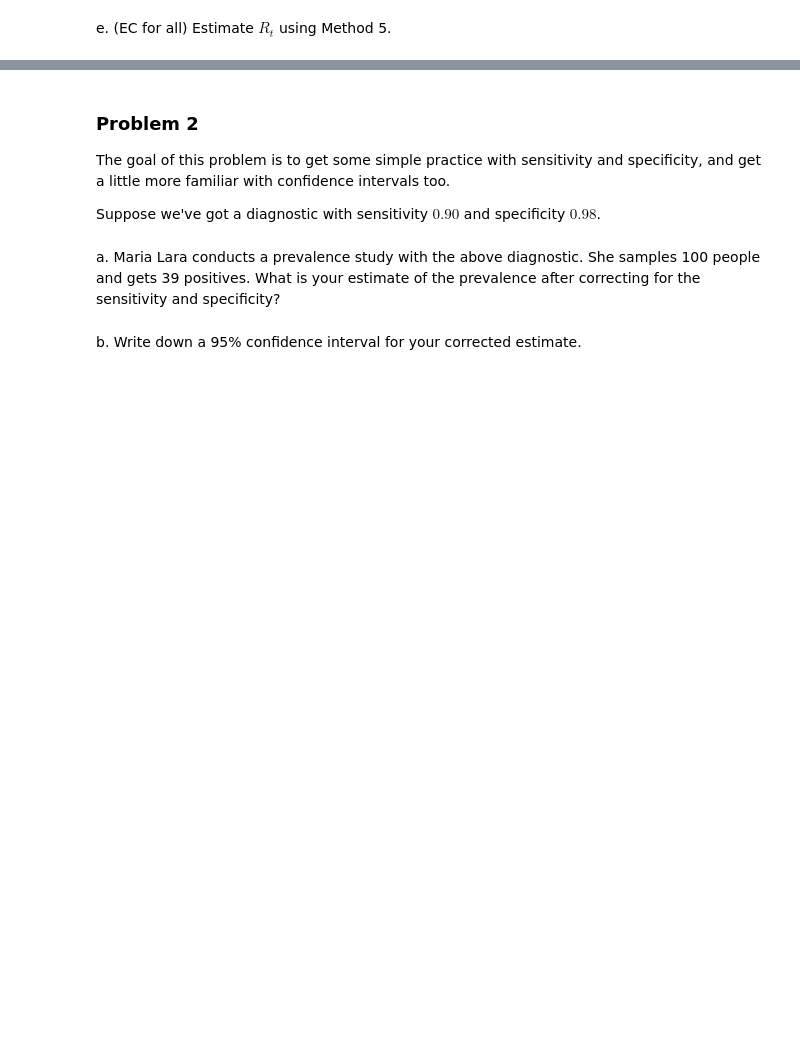
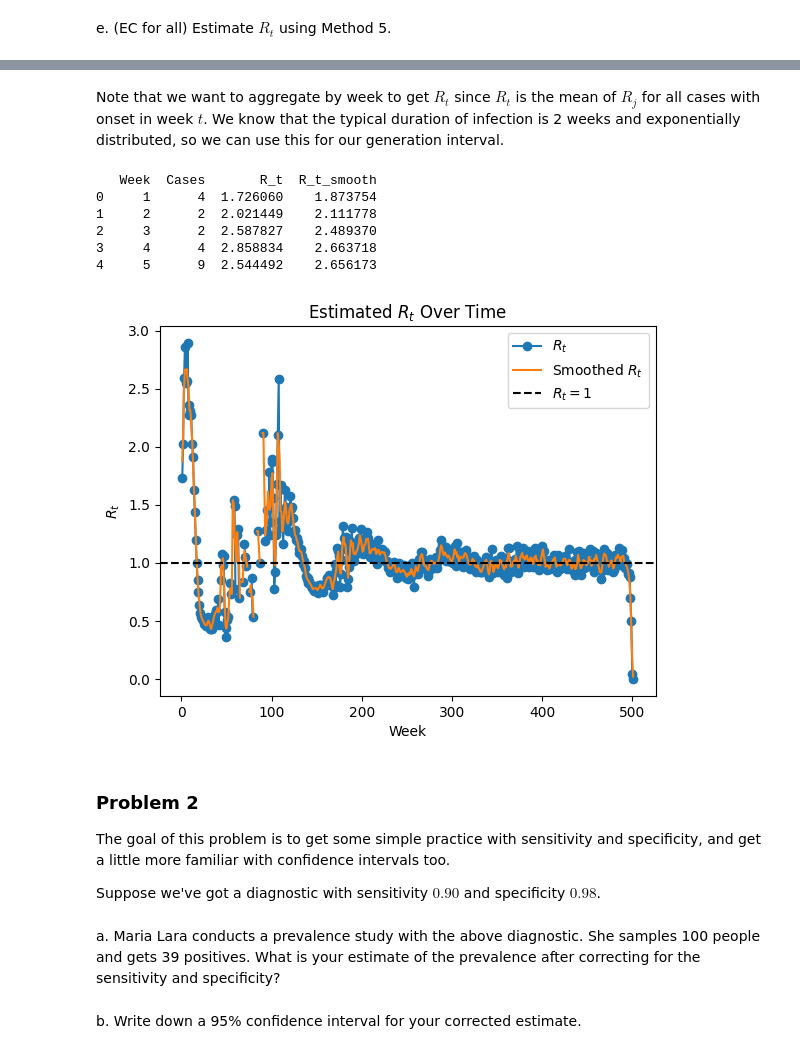
Before and after one commit to mathstud/csci5897, a Jupyter notebook: Homeworks/hw_4.ipynb, the cells around one changed output, grey strips where cells are left out. Cells and saved outputs as stored; diff of their text form; code cells hidden in the pictures; blank space fills up the shorter version.

```diff
--- a/Homeworks/hw_4.ipynb
+++ b/Homeworks/hw_4.ipynb
@@ -34,0 +325,2 @@ e. (EC for all) Estimate $R_t$ using Method 5.
+# %% [markdown]
+Note that we want to aggregate by week to get $R_t$ since $R_t$ is the mean of $R_j$ for all cases with onset in week $t$. We know that the typical duration of infection is 2 weeks and exponentially distributed, so we can use this for our generation interval.
@@ -34,0 +346,10 @@ e. (EC for all) Estimate $R_t$ using Method 5.
+# %%
+# Define generation interval \omega(tau): discrete prob dist of generation interval
+taus = np.arange(1, K+1) # lags
+rate = 1.0 / mean_gi  # mean of exponential distribution is 1/gamma
+omega = np.exp(-rate*(taus-0.5)) - np.exp(-rate*(taus+0.5))  # discretized exponential GI
+omega = omega / omega.sum()  # normalize so all probs sum to 1
+omega_dict = {k+1: float(omega[k]) for k in range(len(omega))}
+
+## note we approx the prob that the generation interval falls between tau-0.5 and tau+0.5
+# omega_dict stores lag:prob weight, where prob weight is likelihood of case i was infected by case j at lag tau
@@ -35,3 +386,41 @@ e. (EC for all) Estimate $R_t$ using Method 5.
+# %%
+# Aggregate R_j to get R_t by week
+weeks = sorted(df['Week'].unique())
+R_t = []
+for w in weeks:
+    inds = week_to_indices.get(w, [])
+    R_t.append(np.mean(R_j[inds]) if len(inds) > 0 else np.nan) # weeks with no cases get NaN
+
+# Store R_t in DataFrame
+rt_df = pd.DataFrame({
+    'Week': weeks,
+    'Cases': df['Cases'],
+    'R_t': R_t
+})
+
+# avereage of rolling window to smooth noise from week to week
+rt_df['R_t_smooth'] = rt_df['R_t'].rolling(window=3, center=True, min_periods=1).mean()
+
+print(rt_df.head())
+# %% [output]
+   Week  Cases       R_t  R_t_smooth
+0     1      4  1.726060    1.873754
+1     2      2  2.021449    2.111778
+2     3      2  2.587827    2.489370
+3     4      4  2.858834    2.663718
+4     5      9  2.544492    2.656173
+# %%
+# Plot estimated R_t over time
+plt.plot(rt_df['Week'], rt_df[r'R_t'], marker='o', label=r'$R_t$')
+plt.plot(rt_df['Week'], rt_df[r'R_t_smooth'], label=r'Smoothed $R_t$')
+plt.axhline(y=1.0, color='k', linestyle='--', label=r'$R_t=1$')
+plt.xlabel('Week')
+plt.ylabel(r'$R_t$')
+plt.title(r'Estimated $R_t$ Over Time')
+plt.legend()
+plt.show()
+# %% [output]
+[figure, added]
 # %% [markdown]
 ### **Problem 2**
 The goal of this problem is to get some simple practice with sensitivity and specificity, and get a little more familiar with confidence intervals too.
```
Also changed, not shown: parts of 16 cells of this notebook, 2 other files.
